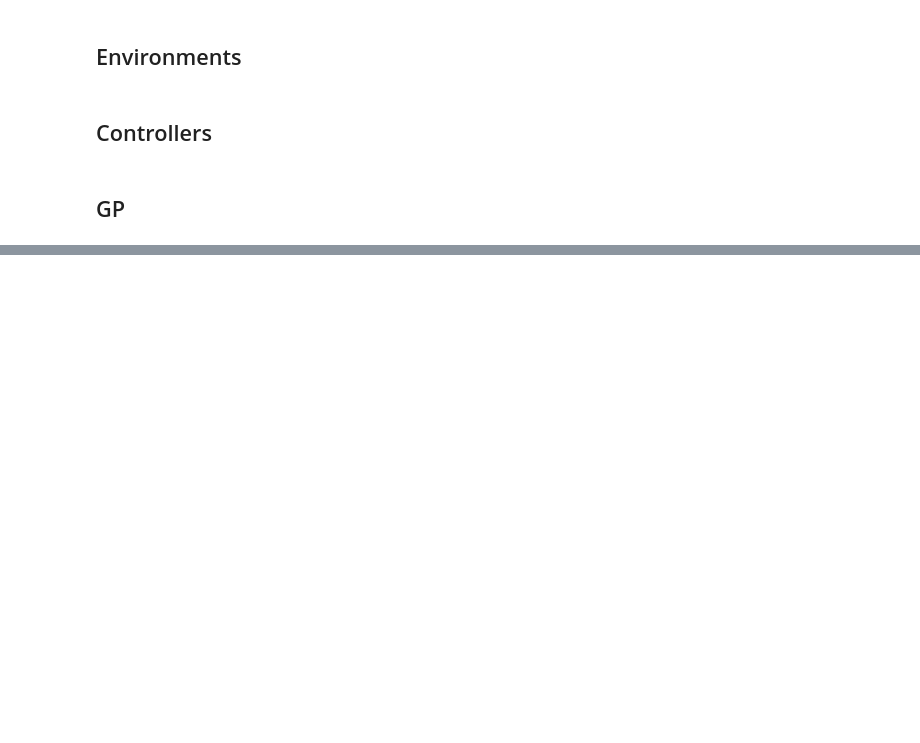
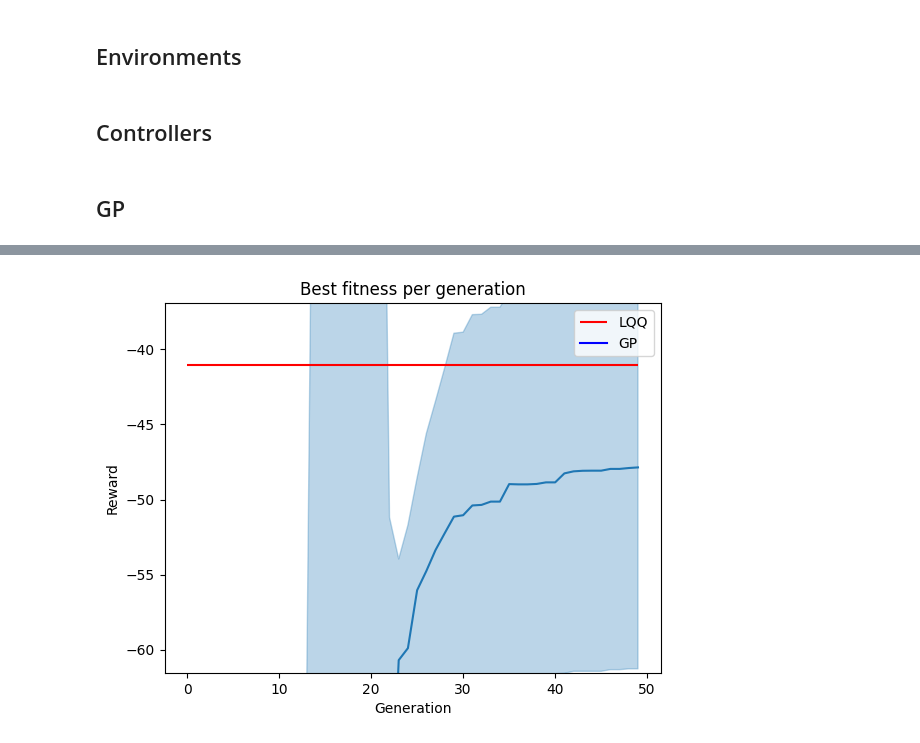
Before and after one commit to sdevries0/MultiTreeGP, a Jupyter notebook: first_pytrees.ipynb, the cells around one changed output, grey strips where cells are left out. Saved outputs shown, nothing was run; the diff lists cells and outputs as text; code cells hidden in the pictures; blank space fills up the shorter version.

```diff
--- a/first_pytrees.ipynb
+++ b/first_pytrees.ipynb
@@ -350,0 +398,16 @@ KeyboardInterrupt:
+# %%
+mean_fitnesses = jnp.mean(-1*best_fitnesses, axis=0)
+std_fitnesses = jnp.std(-1*best_fitnesses, axis=0)
+
+plt.plot(jnp.arange(generations), mean_fitnesses, color=f'C0')
+plt.fill_between(jnp.arange(generations), mean_fitnesses-std_fitnesses, jnp.clip(mean_fitnesses+std_fitnesses,None,0), color='C0', alpha=0.3)
+plt.hlines(jnp.mean(jnp.array(all_rewards_lq))*env.dt, 0, generations-1, color="red", label=env_type)
+plt.plot(0, 0, label=f"GP", color="blue")
+plt.title("Best fitness per generation")
+plt.xlabel("Generation")
+plt.ylabel("Reward")
+plt.legend()
+plt.ylim(jnp.mean(jnp.array(all_rewards_lq))*env.dt*1.5,jnp.mean(jnp.array(all_rewards_lq))*env.dt*0.9)
+plt.show()
+# %% [output]
+[figure, added]
```
Also changed, not shown: parts of 15 cells of this notebook, 1 other file.
